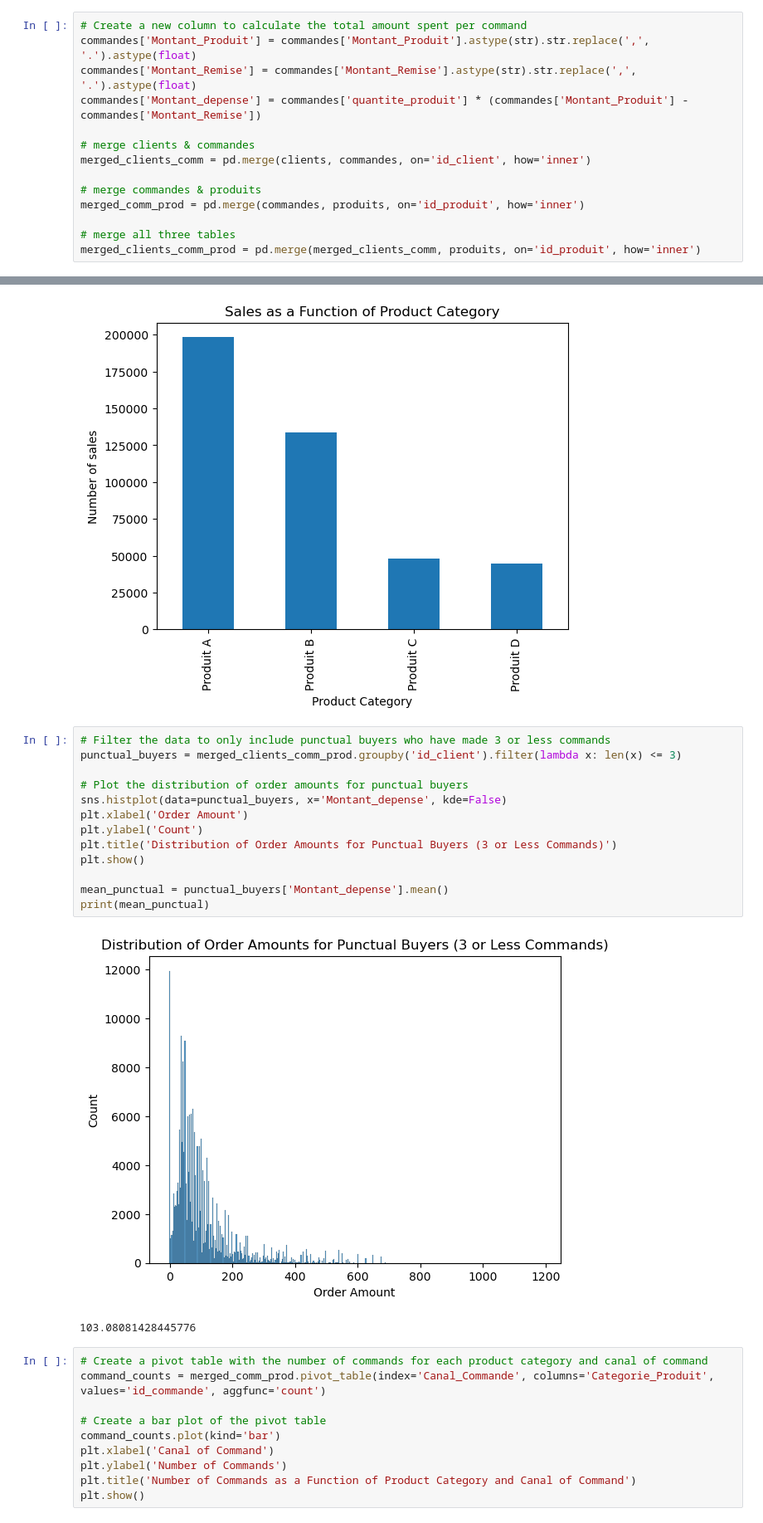
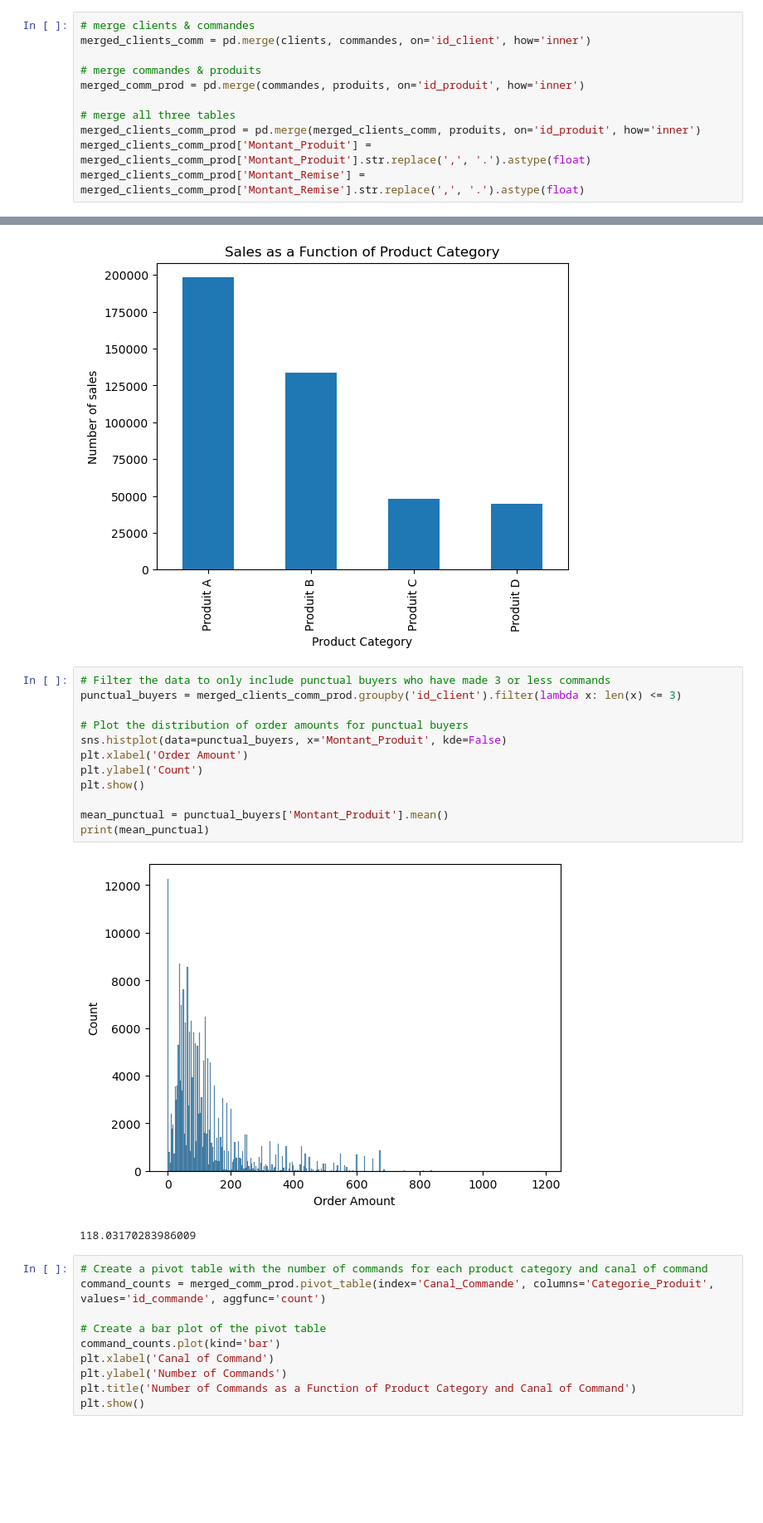
Before and after one commit to momoth12/DATA-Challenge, a Jupyter notebook: Code.ipynb, the cells around one changed output, grey strips where cells are left out. Shown: that part at 83% size. Drawn from its saved outputs; the diff is of its cells as text; blank space fills up the shorter version.

```diff
--- a/Code.ipynb
+++ b/Code.ipynb
@@ -42,11 +40,6 @@ plt.show()
 # %% [output]
 [figure]
 # %%
-# Create a new column to calculate the total amount spent per command
-commandes['Montant_Produit'] = commandes['Montant_Produit'].astype(str).str.replace(',', '.').astype(float)
-commandes['Montant_Remise'] = commandes['Montant_Remise'].astype(str).str.replace(',', '.').astype(float)
-commandes['Montant_depense'] = commandes['quantite_produit'] * (commandes['Montant_Produit'] - commandes['Montant_Remise'])
-
 # merge clients & commandes
 merged_clients_comm = pd.merge(clients, commandes, on='id_client', how='inner')
 
@@ -55,6 +48,8 @@ merged_comm_prod = pd.merge(commandes, produits, on='id_produit', how='inner')
 
 # merge all three tables
 merged_clients_comm_prod = pd.merge(merged_clients_comm, produits, on='id_produit', how='inner')
+merged_clients_comm_prod['Montant_Produit'] = merged_clients_comm_prod['Montant_Produit'].str.replace(',', '.').astype(float)
+merged_clients_comm_prod['Montant_Remise'] = merged_clients_comm_prod['Montant_Remise'].str.replace(',', '.').astype(float)
 # %%
 # Get the number of occurrences of each product type
 product_counts = merged_clients_comm_prod['Categorie_Produit'].value_counts()
@@ -75,19 +70,18 @@ Name: Categorie_Produit, dtype: int64
 # %%
 # Filter the data to only include punctual buyers who have made 3 or less commands
 punctual_buyers = merged_clients_comm_prod.groupby('id_client').filter(lambda x: len(x) <= 3)
 
 # Plot the distribution of order amounts for punctual buyers
-sns.histplot(data=punctual_buyers, x='Montant_depense', kde=False)
+sns.histplot(data=punctual_buyers, x='Montant_Produit', kde=False)
 plt.xlabel('Order Amount')
 plt.ylabel('Count')
-plt.title('Distribution of Order Amounts for Punctual Buyers (3 or Less Commands)')
 plt.show()
 
-mean_punctual = punctual_buyers['Montant_depense'].mean()
+mean_punctual = punctual_buyers['Montant_Produit'].mean()
 print(mean_punctual)
 # %% [output]
-[figure, old version]
+[figure, new version]
-103.08081428445776
+118.03170283986009
 # %%
 # Create a pivot table with the number of commands for each product category and canal of command
 command_counts = merged_comm_prod.pivot_table(index='Canal_Commande', columns='Categorie_Produit', values='id_commande', aggfunc='count')
```
Also changed, not shown: parts of 13 cells of this notebook.
